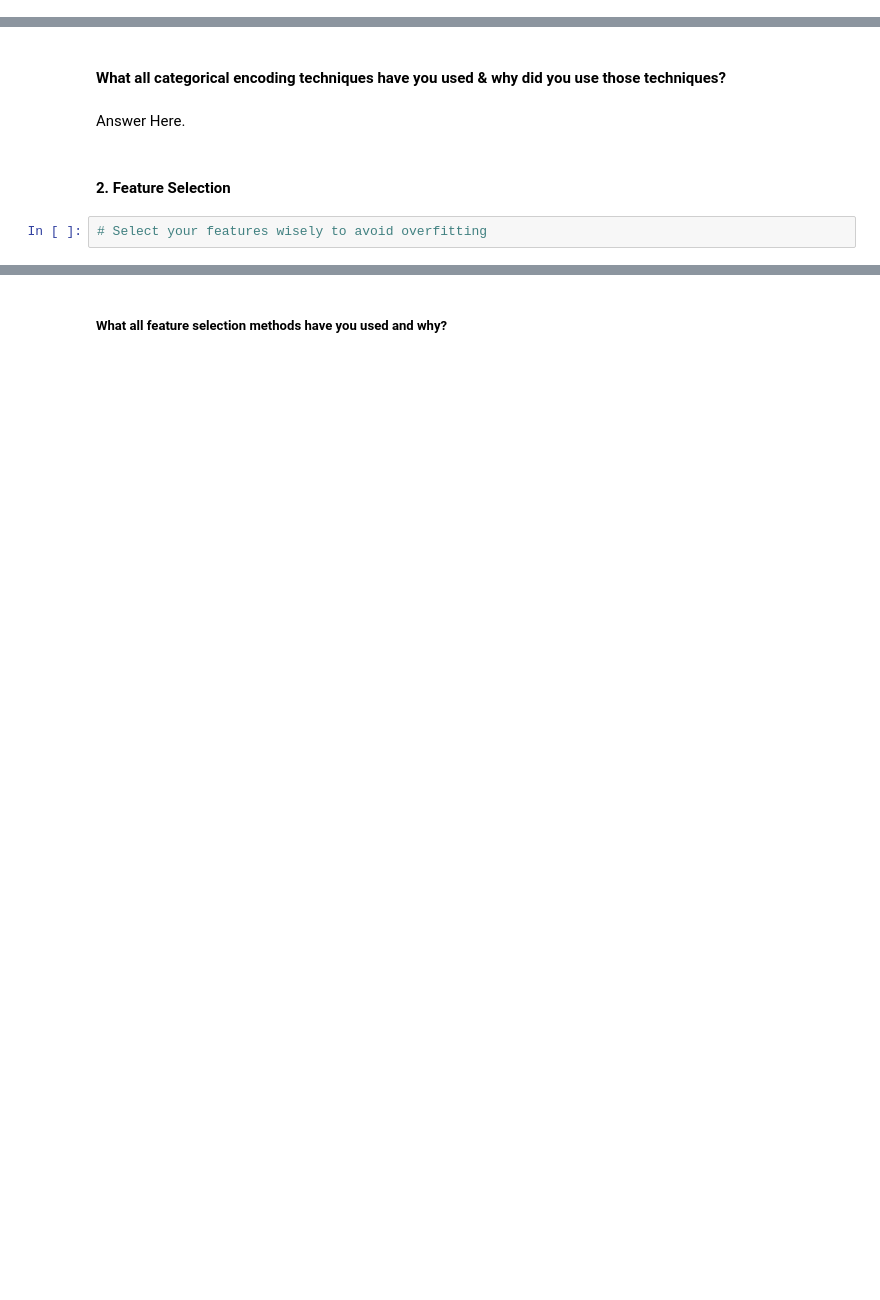
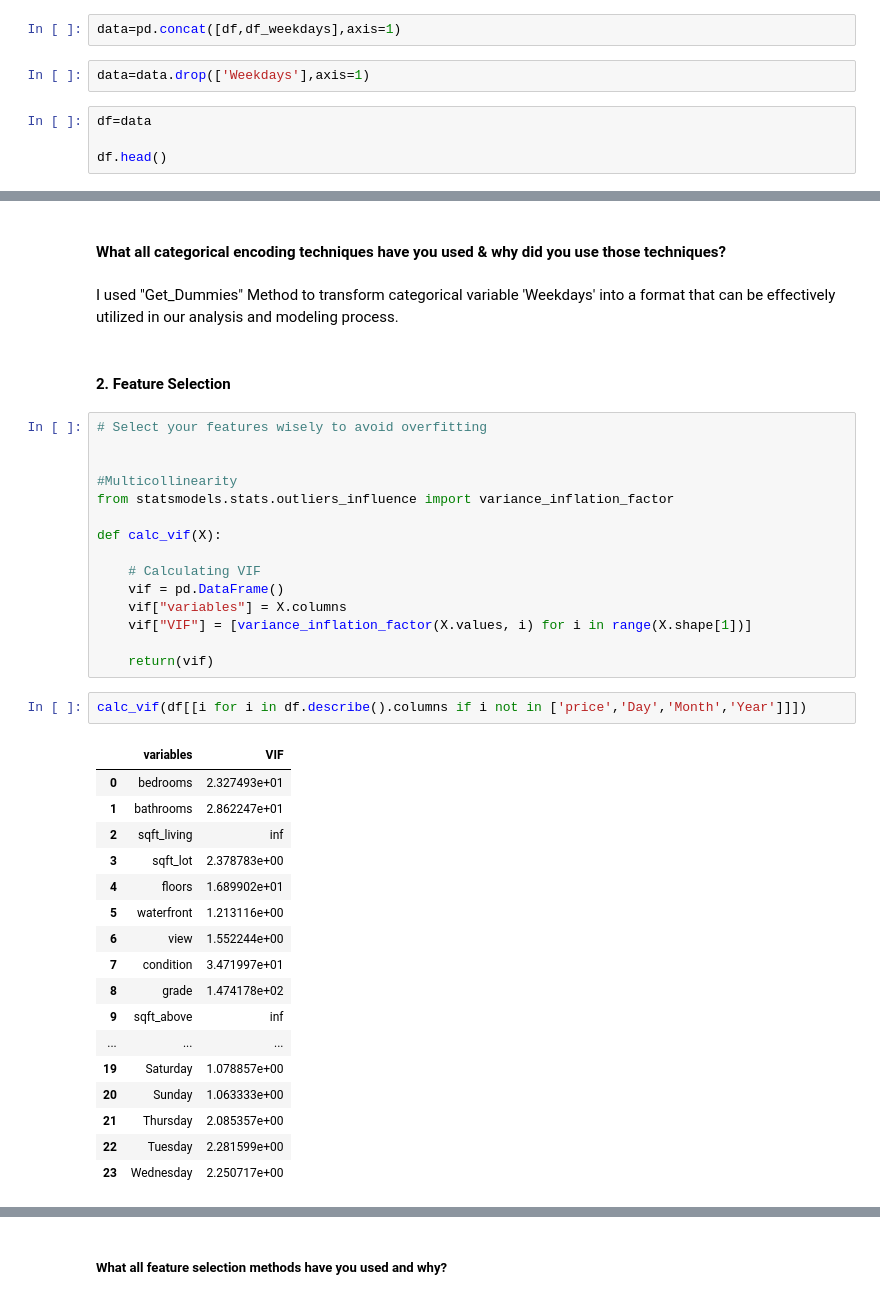
Before and after one commit to Mostaqul143/House-Sales-in-King-County-USA, a Jupyter notebook: Template.ipynb, the cells around one changed output, grey strips where cells are left out. Saved outputs shown, nothing was run; the diff lists cells and outputs as text; blank space fills up the shorter version.

```diff
--- a/Template.ipynb
+++ b/Template.ipynb
@@ -460,0 +473,8 @@ I chose a pair plot because it allows for a quick visual examination of relation
+# %%
+data=pd.concat([df,df_weekdays],axis=1)
+# %%
+data=data.drop(['Weekdays'],axis=1)
+# %%
+df=data
+
+df.head()
@@ -461,8 +509,41 @@ I chose a pair plot because it allows for a quick visual examination of relation
 # %% [markdown]
 #### What all categorical encoding techniques have you used & why did you use those techniques?
-# %% [markdown]
-Answer Here.
+# %% [markdown]
+I used "Get_Dummies" Method  to transform categorical variable 'Weekdays' into a format that can be effectively utilized in our analysis and modeling process.
 # %% [markdown]
 #### 2. Feature Selection
-# %%
-# Select your features wisely to avoid overfitting
+# %%
+# Select your features wisely to avoid overfitting
+
+
+#Multicollinearity
+from statsmodels.stats.outliers_influence import variance_inflation_factor
+
+def calc_vif(X):
+
+    # Calculating VIF
+    vif = pd.DataFrame()
+    vif["variables"] = X.columns
+    vif["VIF"] = [variance_inflation_factor(X.values, i) for i in range(X.shape[1])]
+
+    return(vif)
+# %%
+calc_vif(df[[i for i in df.describe().columns if i not in ['price','Day','Month','Year']]])
+# %% [output]
+|  | variables | VIF |
+| 0 | bedrooms | 2.327493e+01 |
+| 1 | bathrooms | 2.862247e+01 |
+| 2 | sqft_living | inf |
+| 3 | sqft_lot | 2.378783e+00 |
+| 4 | floors | 1.689902e+01 |
+| 5 | waterfront | 1.213116e+00 |
+| 6 | view | 1.552244e+00 |
+| 7 | condition | 3.471997e+01 |
+| 8 | grade | 1.474178e+02 |
+| 9 | sqft_above | inf |
+| ... | ... | ... |
+| 19 | Saturday | 1.078857e+00 |
+| 20 | Sunday | 1.063333e+00 |
+| 21 | Thursday | 2.085357e+00 |
+| 22 | Tuesday | 2.281599e+00 |
+| 23 | Wednesday | 2.250717e+00 |
```
Also changed, not shown: parts of 28 cells of this notebook.
